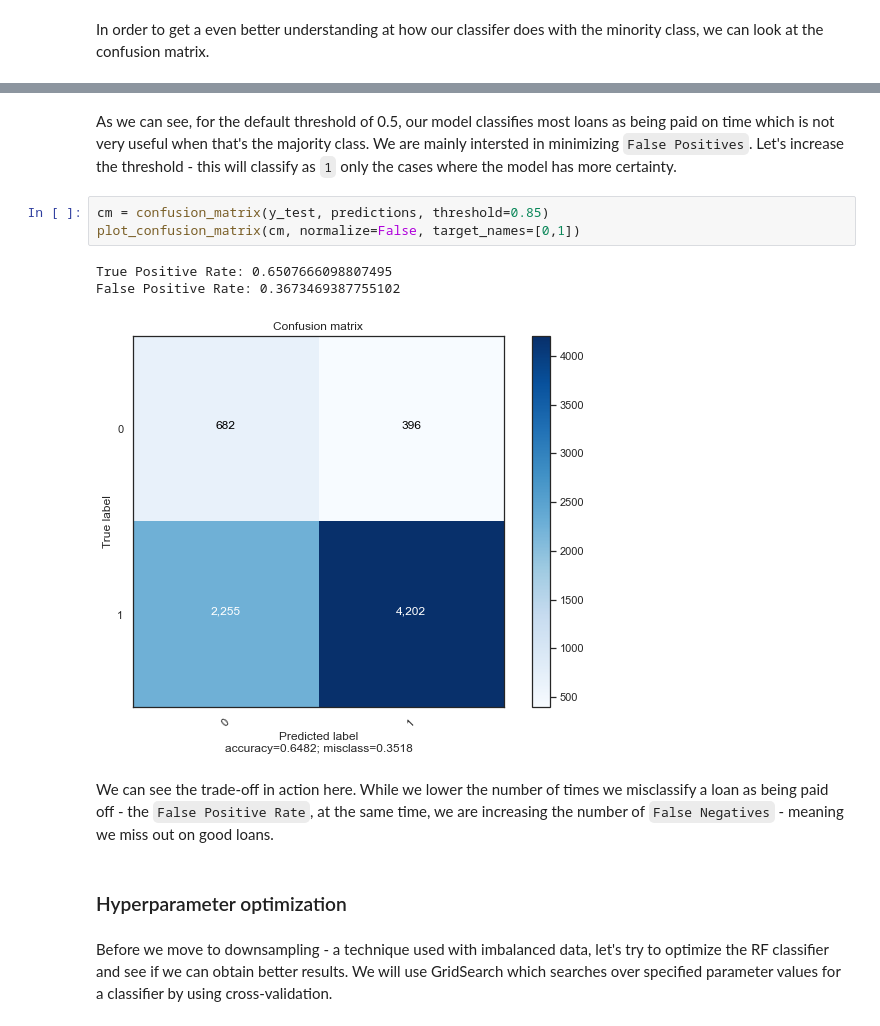
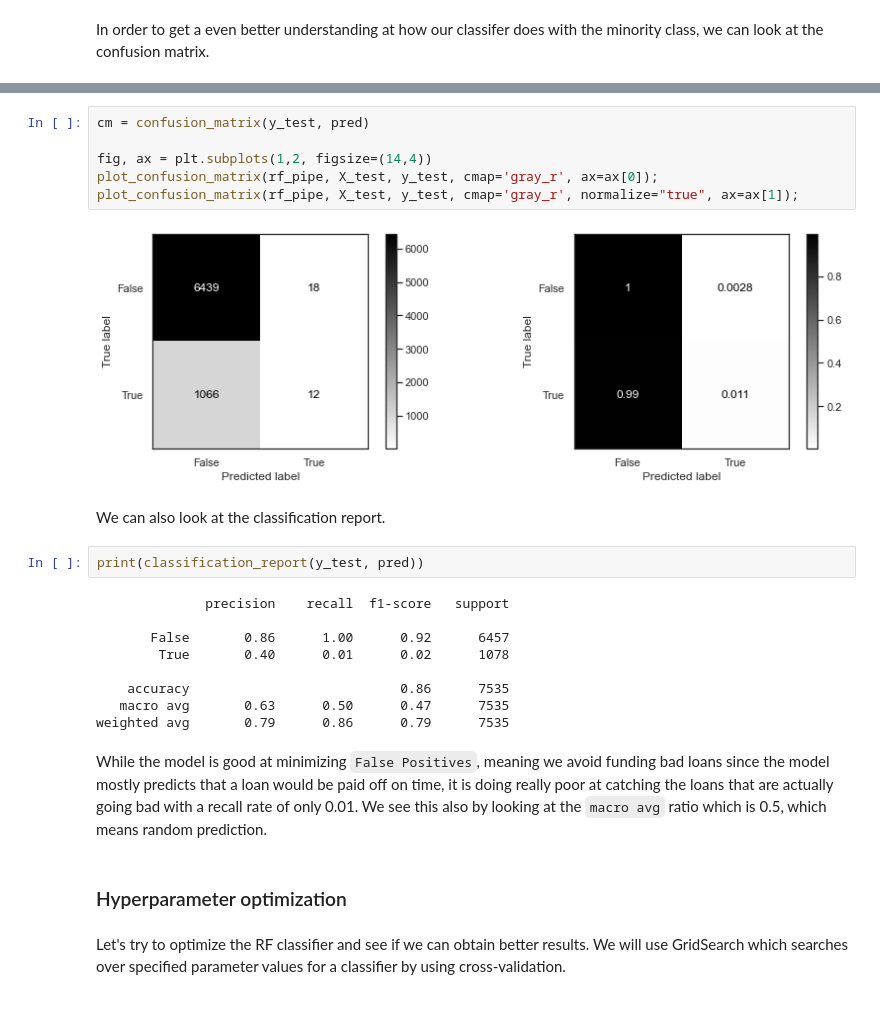
Before and after one commit to adrianstipanov/Data-Science-Projects, a Jupyter notebook: Credit risk modeling – predicting loan defaults using ML.ipynb, the cells around one changed output, grey strips where cells are left out. Cells and saved outputs as stored; diff of their text form.

```diff
--- a/Credit risk modeling – predicting loan defaults using ML.ipynb
+++ b/Credit risk modeling – predicting loan defaults using ML.ipynb
@@ -496,16 +480,28 @@ False Positive Rate: 0.9953617810760668
-# %% [markdown]
-As we can see, for the default threshold of 0.5, our model classifies most loans as being paid on time which is not very useful when that's the majority class. We are mainly intersted in minimizing `False Positives`. Let's increase the threshold - this will classify as `1` only the cases where the model has more certainty.
-# %%
-cm = confusion_matrix(y_test, predictions, threshold=0.85)
-plot_confusion_matrix(cm, normalize=False, target_names=[0,1])
-# %% [output]
-True Positive Rate: 0.6507666098807495
-False Positive Rate: 0.3673469387755102
-[figure, removed]
-# %% [markdown]
-We can see the trade-off in action here. While we lower the number of times we misclassify a loan as being paid off - the `False Positive Rate`, at the same time, we are increasing the number of `False Negatives` - meaning we miss out on good loans.
+# %%
+cm = confusion_matrix(y_test, pred)
+
+fig, ax = plt.subplots(1,2, figsize=(14,4))
+plot_confusion_matrix(rf_pipe, X_test, y_test, cmap='gray_r', ax=ax[0]);
+plot_confusion_matrix(rf_pipe, X_test, y_test, cmap='gray_r', normalize="true", ax=ax[1]);
+# %% [output]
+[figure, added]
+# %% [markdown]
+We can also look at the classification report.
+# %%
+print(classification_report(y_test, pred))
+# %% [output]
+              precision    recall  f1-score   support
+
+       False       0.86      1.00      0.92      6457
+        True       0.40      0.01      0.02      1078
+
+    accuracy                           0.86      7535
+   macro avg       0.63      0.50      0.47      7535
+weighted avg       0.79      0.86      0.79      7535
+# %% [markdown]
+While the model is good at minimizing `False Positives`, meaning we avoid funding bad loans since the model mostly predicts that a loan would be paid off on time, it is doing really poor at catching the loans that are actually going bad with a recall rate of only 0.01. We see this also by looking at the `macro avg` ratio which is 0.5, which means random prediction.
 # %% [markdown]
 ### Hyperparameter optimization
 # %% [markdown]
-Before we move to downsampling - a technique used with imbalanced data, let's try to optimize the RF classifier and see if we can obtain better results.
+Let's try to optimize the RF classifier and see if we can obtain better results.
 We will use GridSearch which searches over specified parameter values for a classifier by using cross-validation.
```
Also changed, not shown: parts of 56 cells of this notebook, 3 other files.
